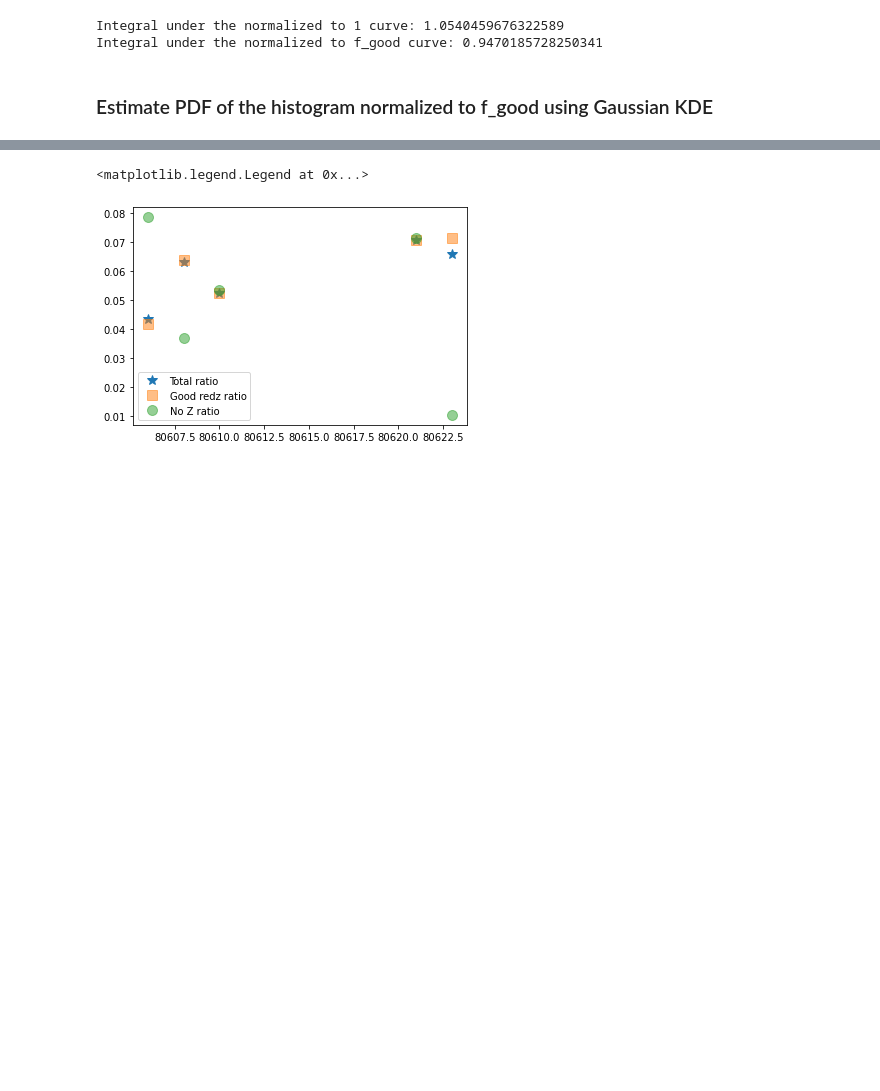
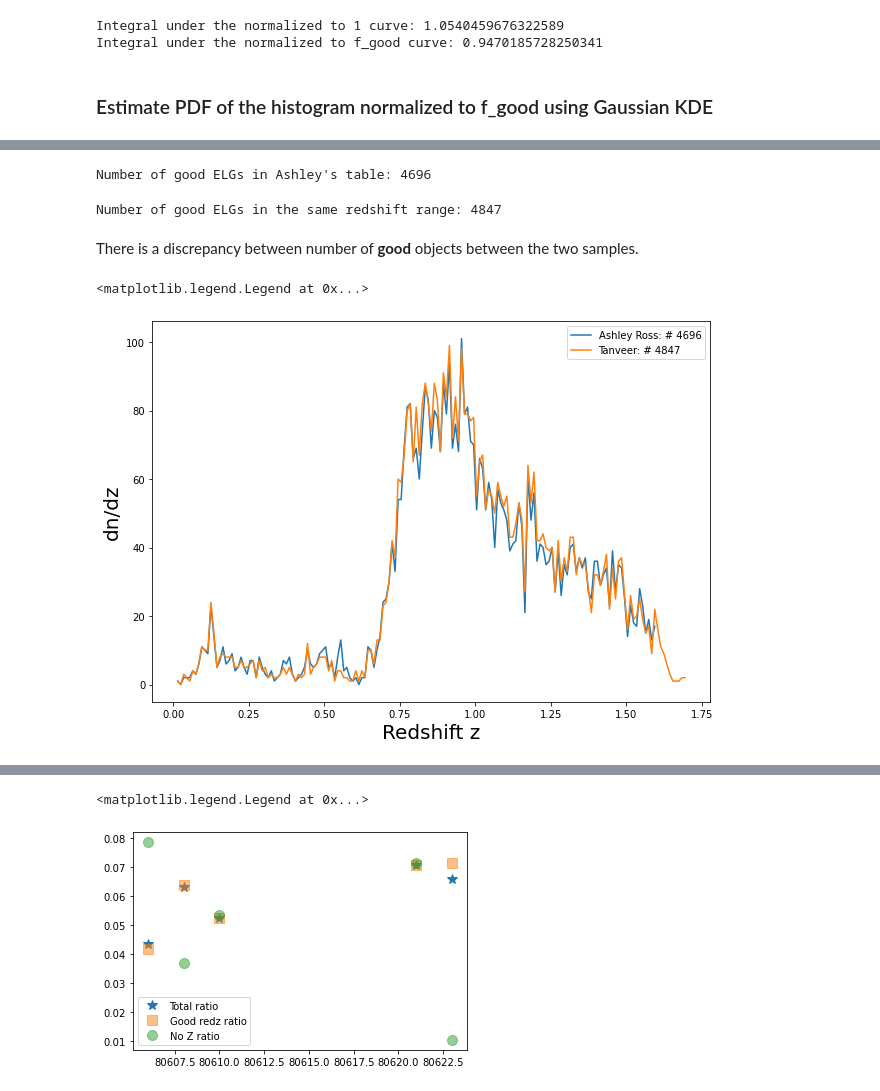
Before and after one commit to tanveerkarim/desi_sv_elg_nz, a Jupyter notebook: blanc_nz.ipynb, the cells around one changed output, grey strips where cells are left out. Drawn from its saved outputs; the diff is of its cells as text; code cells hidden in the pictures; blank space fills up the shorter version.

```diff
--- a/blanc_nz.ipynb
+++ b/blanc_nz.ipynb
@@ -337,0 +344,26 @@ np.sum(dndzddeg2) * .1
+# %%
+#check for number of ELGs from Ashley's table
+total_ashley = np.sum(fdr_gfib_nz_aross['Nbin'])
+print(f'Number of good ELGs in Ashley\'s table: {total_ashley}')
+# %% [output]
+Number of good ELGs in Ashley's table: 4696
+# %%
+#check for number of ELGs from my table in the same redshift bin ranges
+bins = 170
+nz_full, bin_ledge = np.histogram(zelg, bins = bins, range = (0., 1.7))
+
+print(f'Number of good ELGs in the same redshift range: {np.sum(nz_full[1:][bin_ledge[1:-1] <= 1.59])}')
+# %% [output]
+Number of good ELGs in the same redshift range: 4847
+# %% [markdown]
+There is a discrepancy between number of **good** objects between the two samples.
+# %%
+plt.figure(figsize=(10, 7))
+plt.plot(fdr_gfib_nz_aross['#zmid'], fdr_gfib_nz_aross['Nbin'], label = f'Ashley Ross: # {total_ashley}')
+plt.plot(bin_ledge[1:-1] + .01/2, nz_full[1:], label = f'Tanveer: # {np.sum(nz_full[1:][bin_ledge[1:-1] <= 1.59])}')
+plt.xlabel("Redshift z", fontsize = fs)
+plt.ylabel("dn/dz", fontsize = fs)
+plt.legend(loc = 'best')
+# %% [output]
+<matplotlib.legend.Legend at 0x...>
+[figure, added]
```
Also changed, not shown: parts of 48 cells of this notebook.
